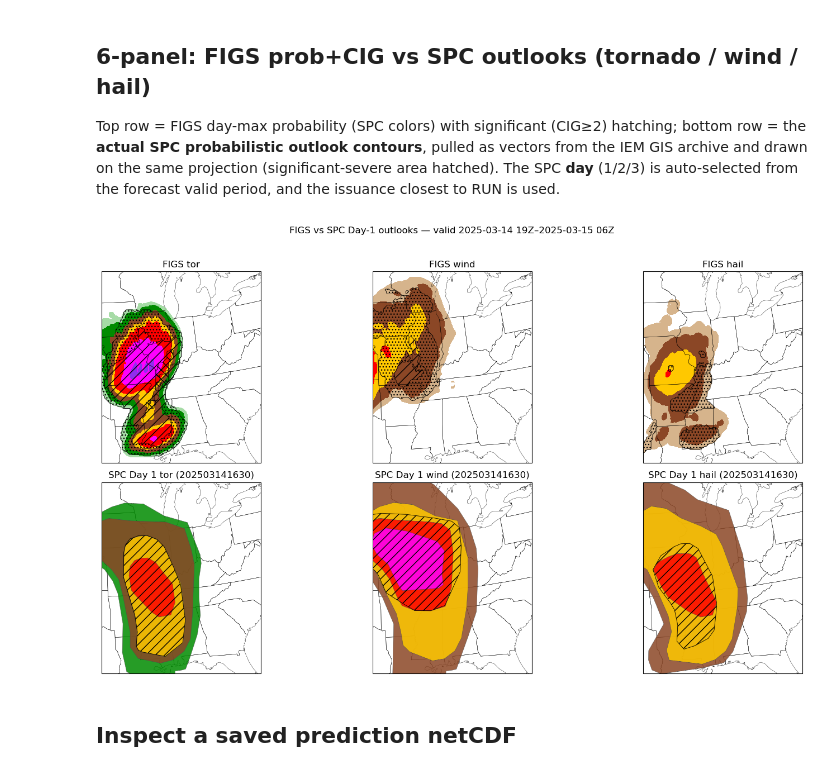
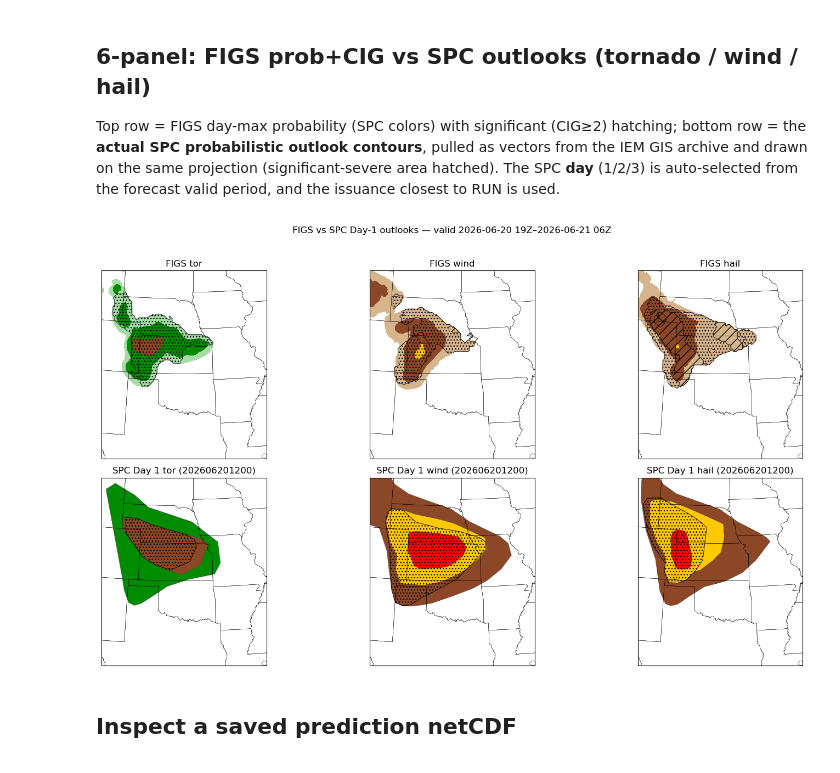
Before and after one commit to jwthiesing/FIGS, a Jupyter notebook: notebooks/01_case_analysis.ipynb, the cells around one changed output. Saved outputs shown, nothing was run; the diff lists cells and outputs as text; code cells hidden in the pictures.

```diff
--- a/notebooks/01_case_analysis.ipynb
+++ b/notebooks/01_case_analysis.ipynb
@@ -15,8 +15,10 @@ from figs.model.predict import predict_forecast
 from figs.products import plots, summary, cig, netcdf
 from figs.data import reports, grid
 
+# RUN   = datetime(2021, 3, 25, 18, tzinfo=timezone.utc)  # HRRR cycle to forecast
 # RUN   = datetime(2023, 4, 19, 18, tzinfo=timezone.utc)  # HRRR cycle to forecast
 # RUN   = datetime(2024, 5, 6, 18, tzinfo=timezone.utc)  # HRRR cycle to forecast
+# RUN   = datetime(2024, 5, 23, 18, tzinfo=timezone.utc)  # HRRR cycle to forecast
 # RUN   = datetime(2021, 12, 10, 21, tzinfo=timezone.utc)  # HRRR cycle to forecast
 # RUN   = datetime(2022, 11, 29, 18, tzinfo=timezone.utc)  # HRRR cycle to forecast
 # RUN   = datetime(2026, 6, 18, 18, tzinfo=timezone.utc)  # HRRR cycle to forecast
@@ -24,12 +26,19 @@ from figs.data import reports, grid
 # RUN   = datetime(2024, 7, 8, 15, tzinfo=timezone.utc)  # HRRR cycle to forecast
 # RUN   = datetime(2024, 4, 2, 18, tzinfo=timezone.utc)  # HRRR cycle to forecast
 # RUN   = datetime(2025, 6, 20, 18, tzinfo=timezone.utc)  # HRRR cycle to forecast
-RUN   = datetime(2025, 3, 14, 18, tzinfo=timezone.utc)  # HRRR cycle to forecast
-# RUN   = datetime(2026, 6, 19, 6, tzinfo=timezone.utc)  # HRRR cycle to forecast
-FXX   = list(range(1, 13))                              # forecast hours
-# FXX   = list(range(37, 49))                              # forecast hours
+# RUN   = datetime(2025, 6, 16, 18, tzinfo=timezone.utc)  # HRRR cycle to forecast
+# RUN   = datetime(2023, 6, 21, 18, tzinfo=timezone.utc)  # HRRR cycle to forecast
+# RUN   = datetime(2023, 6, 23, 18, tzinfo=timezone.utc)  # HRRR cycle to forecast
+# RUN   = datetime(2022, 5, 23, 18, tzinfo=timezone.utc)  # HRRR cycle to forecast
+# RUN   = datetime(2024, 4, 26, 18, tzinfo=timezone.utc)  # HRRR cycle to forecast
+# RUN   = datetime(2025, 3, 14, 18, tzinfo=timezone.utc)  # HRRR cycle to forecast
+RUN   = datetime(2026, 6, 20, 12, tzinfo=timezone.utc)  # HRRR cycle to forecast
+# FXX   = list(range(1, 13))                              # forecast hours
+# FXX   = list(range(1, 19))                              # forecast hours
+FXX   = list(range(7, 19))                              # forecast hours
 MODELS = None                                           # None -> Data/models
 DL_WORKERS = 8                                          # forecast hours downloaded concurrently
+# DL_WORKERS = 4                                          # forecast hours downloaded concurrently
 # %% [markdown]
 ## Predict (or load a prepared netCDF)
 # %%
@@ -53,11 +62,12 @@ in its own cell AFTER predict so you can re-tune the zoom and re-run just the pl
 without re-forecasting. `None` lets cartopy auto-fit the FIGS grid.
 # %%
 # MAP_EXTENT = [-110, -80, 25, 55]
-MAP_EXTENT = [-95, -80, 30, 45] # Ohio river valley
+# MAP_EXTENT = [-95, -80, 30, 45] # Ohio river valley
 # MAP_EXTENT = [-95, -80, 25, 40] # Dixie
 # MAP_EXTENT = [-100, -80, 20, 40] # Dixie
-# MAP_EXTENT = [-105, -90, 30, 45] # Plains
+MAP_EXTENT = [-105, -90, 30, 45] # Plains
 # MAP_EXTENT = [-105, -90, 35, 50] # Plains
+# MAP_EXTENT = [-110, -95, 35, 50] # High Plains
 # MAP_EXTENT = [-85, -78, 23, 30] # Milton
 plots.set_extent(MAP_EXTENT)
 HAZARD = 'tor'                                          # 'tor' | 'wind' | 'hail'
@@ -224,35 +222,35 @@ spc_day = spc.outlook_day_for(RUN, vmid)
 # actual SPC outlook contours from IEM (vector); valid conv day = vmid, issuance closest to RUN
 spc_gdf = None
 try:
-    spc_gdf = spc.select_issuance(spc.fetch_spc_outlooks(vmid, day=spc_day), RUN)
+    spc_gdf = spc.select_issuance(spc.fetch_spc_outlooks(vmid, day=spc_day), RUN, valid_time=vmid)
 except Exception as e:
     print('SPC outlook fetch failed:', e)
 spc_iss = (sorted(spc_gdf['ISSUE'].unique())[0] if spc_gdf is not None and len(spc_gdf) else 'n/a')
 proj = ccrs.LambertConformal(central_longitude=-97.5, central_latitude=38.5)
 fig = plt.figure(figsize=(16,8))
 for j, h in enumerate(['tor','wind','hail']):
     ax = fig.add_subplot(2, 3, j+1, projection=proj)
     ax.add_feature(cfeature.STATES, lw=0.3)
     if MAP_EXTENT: ax.set_extent(MAP_EXTENT)
     if preds:
         dmax = summary.day_max({f: preds[f][f'p_{h}'] for f in FXX})
         lv = list(C.SPC_PROB_LEVELS[h]) + [1.0]
         ax.contourf(lon, lat, dmax, levels=lv, colors=plots.PROB_COLORS[h], transform=ccrs.PlateCarree(), extend='neither')
         # CIG derived HOUR-BY-HOUR (per-hour conditional dist), then maxed over
         # hours — matches summary.cumulative_categorical. Averaging the dist first
         # would dilute the upper tail and understate peak severity.
         cigmax = np.stack([cigmod.derive_cig_category(h, np.nan_to_num(preds[f][f'dist_{h}'])) for f in FXX], axis=0).max(axis=0)
         cigcat = np.where(dmax >= C.SPC_PROB_LEVELS[h][0], cigmax, 0)
         plots.overlay_cig(ax, lon, lat, cigcat)  # CIG1 dots / CIG2 diag / CIG3 cross, masked to prob area
     ax.set_title(f'FIGS {h}')
     ax2 = fig.add_subplot(2, 3, j+4, projection=proj)
     ax2.add_feature(cfeature.STATES, lw=0.3)
     if MAP_EXTENT: ax2.set_extent(MAP_EXTENT)
     spc.plot_spc_outlook(ax2, spc_gdf, h, plots.PROB_COLORS[h])  # filled by prob threshold + SIGN hatch
     ax2.set_title(f'SPC Day {spc_day} {h} ({spc_iss})')
 fig.suptitle(f'FIGS vs SPC Day-{spc_day} outlooks — valid {_v0:%Y-%m-%d %HZ}–{_v1:%Y-%m-%d %HZ}', y=1.02); plt.tight_layout(); plt.show()
 # %% [output]
-[figure, old version]
+[figure, new version]
 # %% [markdown]
 ## Inspect a saved prediction netCDF
 # %%
```
Also changed, not shown: parts of 6 cells of this notebook, 8 other files.
